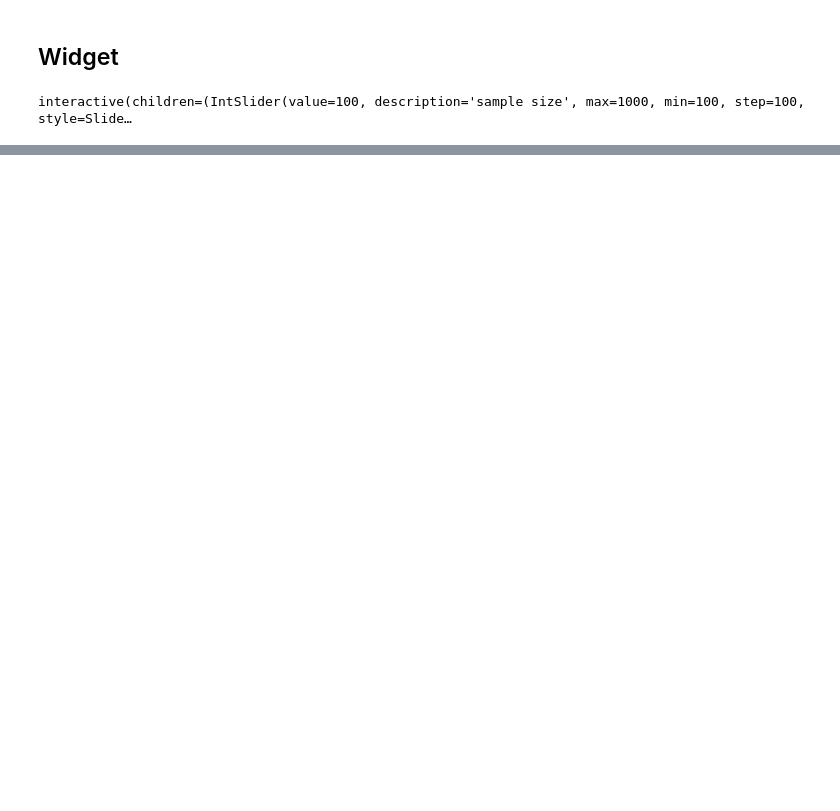
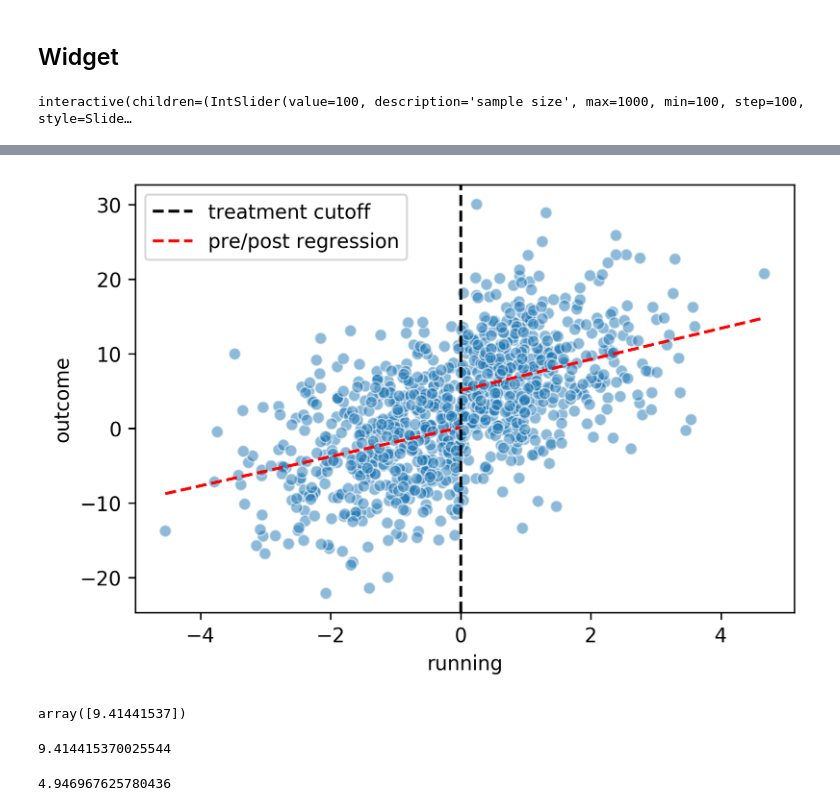
Before and after one commit to tliutony/causal-data-science-perspective, a Jupyter notebook: interactive_plots.ipynb, the cells around one changed output, grey strips where cells are left out. Drawn from its saved outputs; the diff is of its cells as text; code cells hidden in the pictures; blank space fills up the shorter version.

```diff
--- a/interactive_plots.ipynb
+++ b/interactive_plots.ipynb
@@ -174,0 +372,37 @@ interactive(children=(IntSlider(value=100, description='sample size', max=1000,
+# %%
+n_samples = 1000
+treat_effect = 5
+confound_effect = 5
+C_R = 0.9
+seed = 0
+
+rdd_df = generate_rdd_data(n_samples, treat_effect, confound_effect, C_R, seed=42)
+
+def plot_rdd_scatter(x,y, rdd_df, ax):
+
+    sns.scatterplot(x=x, y=y, data=rdd_df, alpha=0.5, ax=ax)
+    if x == "running":
+        ax.axvline(x=0, color="black", ls="--", label = "treatment cutoff")
+
+        x_pre = np.linspace(rdd_df['running'].min(), 0).reshape(-1,1)
+        x_post = np.linspace(0, rdd_df['running'].max()).reshape(-1,1)
+
+        left_cutoff = rdd_df[(rdd_df['running'] < 0)]
+        right_cutoff = rdd_df[(rdd_df['running'] > 0)]
+
+        left_reg = LinearRegression().fit(left_cutoff[['running']], left_cutoff['outcome']).predict(x_pre)
+        right_reg = LinearRegression().fit(right_cutoff[['running']], right_cutoff['outcome']).predict(x_post)
+
+        ax.plot(x_pre, left_reg, color="red", ls="--", label="pre/post regression")
+        ax.plot(x_post, right_reg, color="red", ls="--")
+        ax.legend()
+# %%
+ax = plt.gca()
+plot_rdd_scatter("running", "outcome", rdd_df, ax)
+# %% [output]
+[figure, added]
+# %%
+test_reg = LinearRegression().fit(rdd_df[['treat']], rdd_df['outcome'])
+test_reg.coef_
+# %% [output]
+array([9.41441537])
@@ -174,0 +412,11 @@ interactive(children=(IntSlider(value=100, description='sample size', max=1000,
+# %%
+np.mean(right_cutoff['outcome']) - np.mean(left_cutoff['outcome'])
+# %% [output]
+9.414415370025544
+# %%
+left_reg = LinearRegression().fit(left_cutoff[['running']], left_cutoff['outcome']).intercept_
+right_reg = LinearRegression().fit(right_cutoff[['running']], right_cutoff['outcome']).intercept_
+
+right_reg - left_reg
+# %% [output]
+4.946967625780436
```
Also changed, not shown: parts of 24 cells of this notebook.
